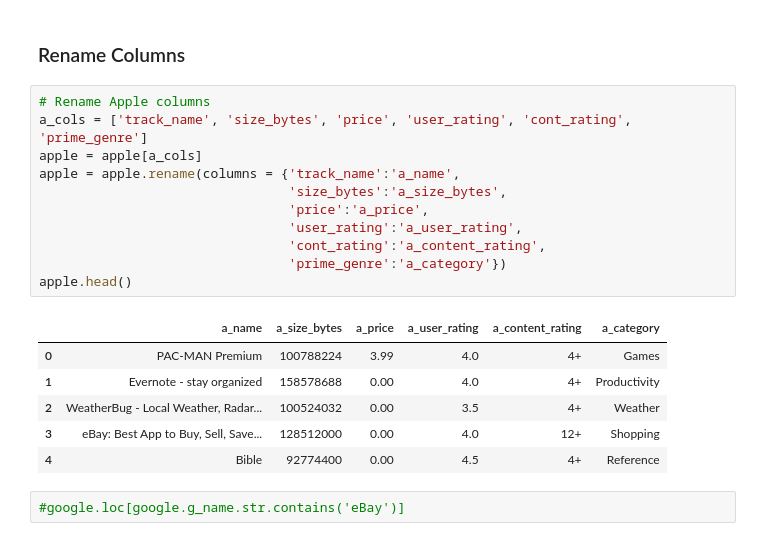
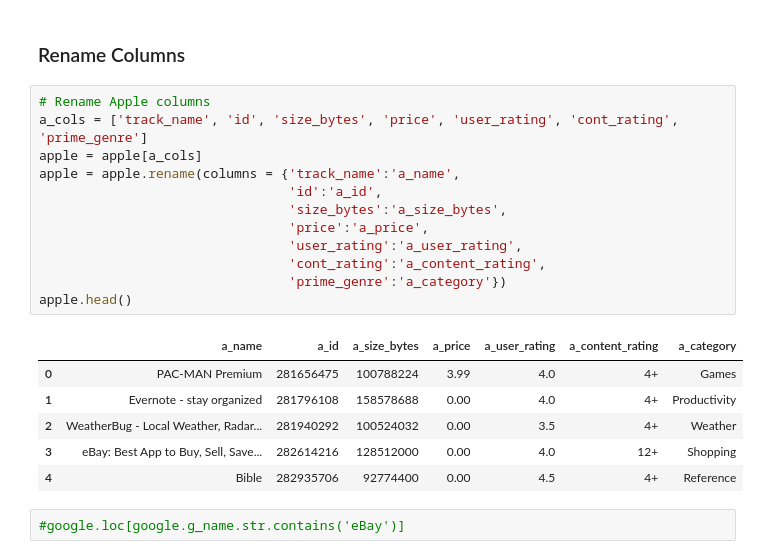
Before and after one commit to martinamagdy/Suave-Apps, a Jupyter notebook: data_cleaning.ipynb, the cells around one changed output. Cells and saved outputs as stored; diff of their text form.

```diff
--- a/data_cleaning.ipynb
+++ b/data_cleaning.ipynb
@@ -31,22 +31,23 @@ google.head()
 ### Rename Columns
 # %%
 # Rename Apple columns
-a_cols = ['track_name', 'size_bytes', 'price', 'user_rating', 'cont_rating', 'prime_genre']
+a_cols = ['track_name', 'id', 'size_bytes', 'price', 'user_rating', 'cont_rating', 'prime_genre']
 apple = apple[a_cols]
 apple = apple.rename(columns = {'track_name':'a_name',
+                                'id':'a_id',
                                 'size_bytes':'a_size_bytes',
                                 'price':'a_price',
                                 'user_rating':'a_user_rating',
                                 'cont_rating':'a_content_rating',
                                 'prime_genre':'a_category'})
 apple.head()
 # %% [output]
-|  | a_name | a_size_bytes | a_price | a_user_rating | a_content_rating | a_category |
-| 0 | PAC-MAN Premium | 100788224 | 3.99 | 4.0 | 4+ | Games |
-| 1 | Evernote - stay organized | 158578688 | 0.00 | 4.0 | 4+ | Productivity |
-| 2 | WeatherBug - Local Weather, Radar... | 100524032 | 0.00 | 3.5 | 4+ | Weather |
-| 3 | eBay: Best App to Buy, Sell, Save... | 128512000 | 0.00 | 4.0 | 12+ | Shopping |
-| 4 | Bible | 92774400 | 0.00 | 4.5 | 4+ | Reference |
+|  | a_name | a_id | a_size_bytes | a_price | a_user_rating | a_content_rating | a_category |
+| 0 | PAC-MAN Premium | 281656475 | 100788224 | 3.99 | 4.0 | 4+ | Games |
+| 1 | Evernote - stay organized | 281796108 | 158578688 | 0.00 | 4.0 | 4+ | Productivity |
+| 2 | WeatherBug - Local Weather, Radar... | 281940292 | 100524032 | 0.00 | 3.5 | 4+ | Weather |
+| 3 | eBay: Best App to Buy, Sell, Save... | 282614216 | 128512000 | 0.00 | 4.0 | 12+ | Shopping |
+| 4 | Bible | 282935706 | 92774400 | 0.00 | 4.5 | 4+ | Reference |
 # %%
 #google.loc[google.g_name.str.contains('eBay')]
 # %%
```
Also changed, not shown: parts of 26 cells of this notebook, 1 other file.
